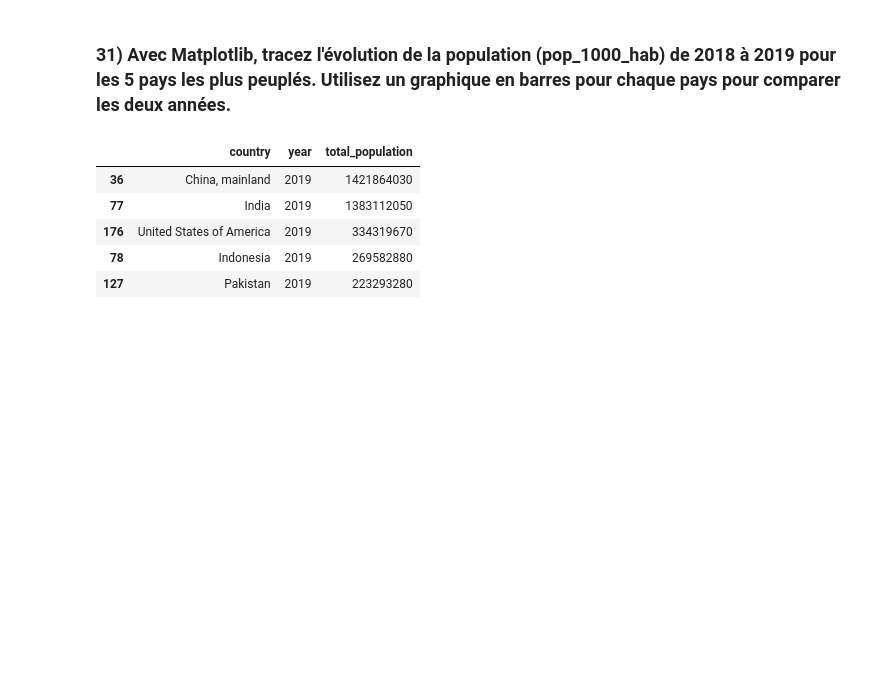
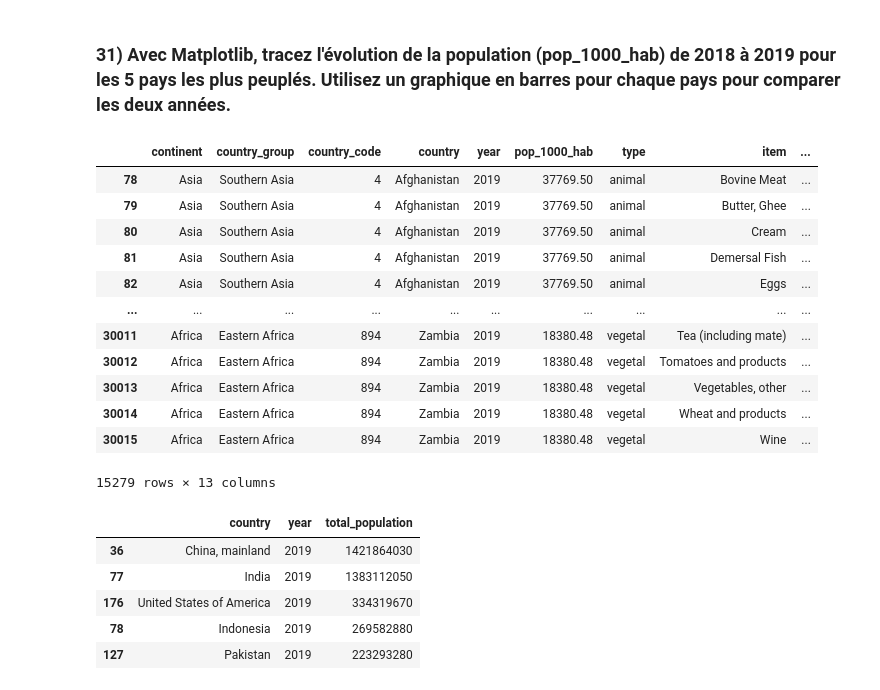
Before and after one commit to t7bo/pandas_fao, a Jupyter notebook: main.ipynb, the cells around one changed output. Drawn from its saved outputs; the diff is of its cells as text; code cells hidden in the pictures; blank space fills up the shorter version.

```diff
--- a/main.ipynb
+++ b/main.ipynb
@@ -1044,6 +1044,22 @@ In 2019, there were 7,716,661,460 humans on Earth.
 Knowing a human needs 912,500 kcal in a year, we could have fed 8,457 humans with only vegetal products in a year.
 # %% [markdown]
 ### 31) Avec Matplotlib, tracez l'évolution de la population (pop_1000_hab) de 2018 à 2019 pour les 5 pays les plus peuplés. Utilisez un graphique en barres pour chaque pays pour comparer les deux années.
+# %%
+final_df_2019
+# %% [output]
+|  | continent | country_group | country_code | country | year | pop_1000_hab | type | item | ... |
+| 78 | Asia | Southern Asia | 4 | Afghanistan | 2019 | 37769.50 | animal | Bovine Meat | ... |
+| 79 | Asia | Southern Asia | 4 | Afghanistan | 2019 | 37769.50 | animal | Butter, Ghee | ... |
+| 80 | Asia | Southern Asia | 4 | Afghanistan | 2019 | 37769.50 | animal | Cream | ... |
+| 81 | Asia | Southern Asia | 4 | Afghanistan | 2019 | 37769.50 | animal | Demersal Fish | ... |
+| 82 | Asia | Southern Asia | 4 | Afghanistan | 2019 | 37769.50 | animal | Eggs | ... |
+| ... | ... | ... | ... | ... | ... | ... | ... | ... | ... |
+| 30011 | Africa | Eastern Africa | 894 | Zambia | 2019 | 18380.48 | vegetal | Tea (including mate) | ... |
+| 30012 | Africa | Eastern Africa | 894 | Zambia | 2019 | 18380.48 | vegetal | Tomatoes and products | ... |
+| 30013 | Africa | Eastern Africa | 894 | Zambia | 2019 | 18380.48 | vegetal | Vegetables, other | ... |
+| 30014 | Africa | Eastern Africa | 894 | Zambia | 2019 | 18380.48 | vegetal | Wheat and products | ... |
+| 30015 | Africa | Eastern Africa | 894 | Zambia | 2019 | 18380.48 | vegetal | Wine | ... |
+15279 rows × 13 columns
 # %%
 top_5_countries_2019 = countries_with_highest_pop_sorted.head(5)
 top_5_countries_2019
```
Also changed, not shown: parts of 5 cells of this notebook.
